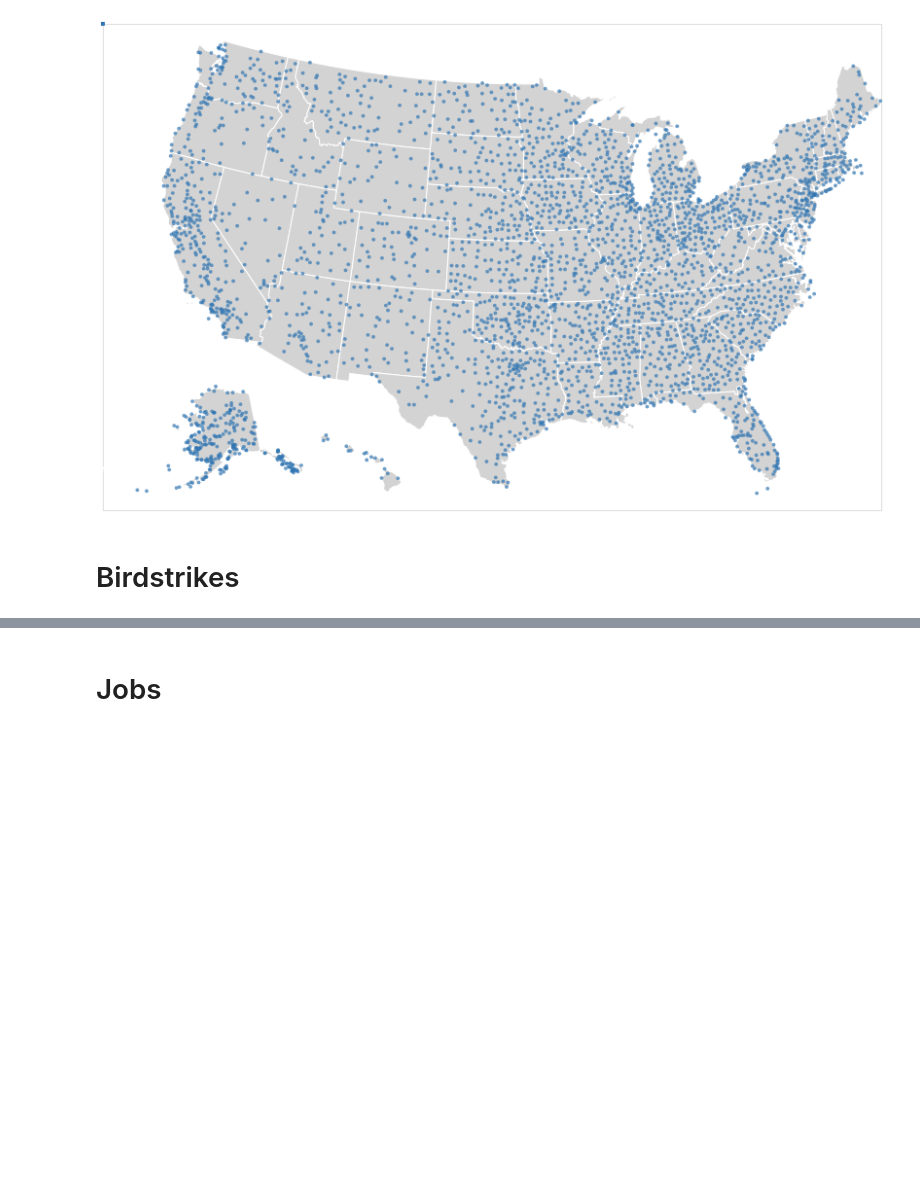
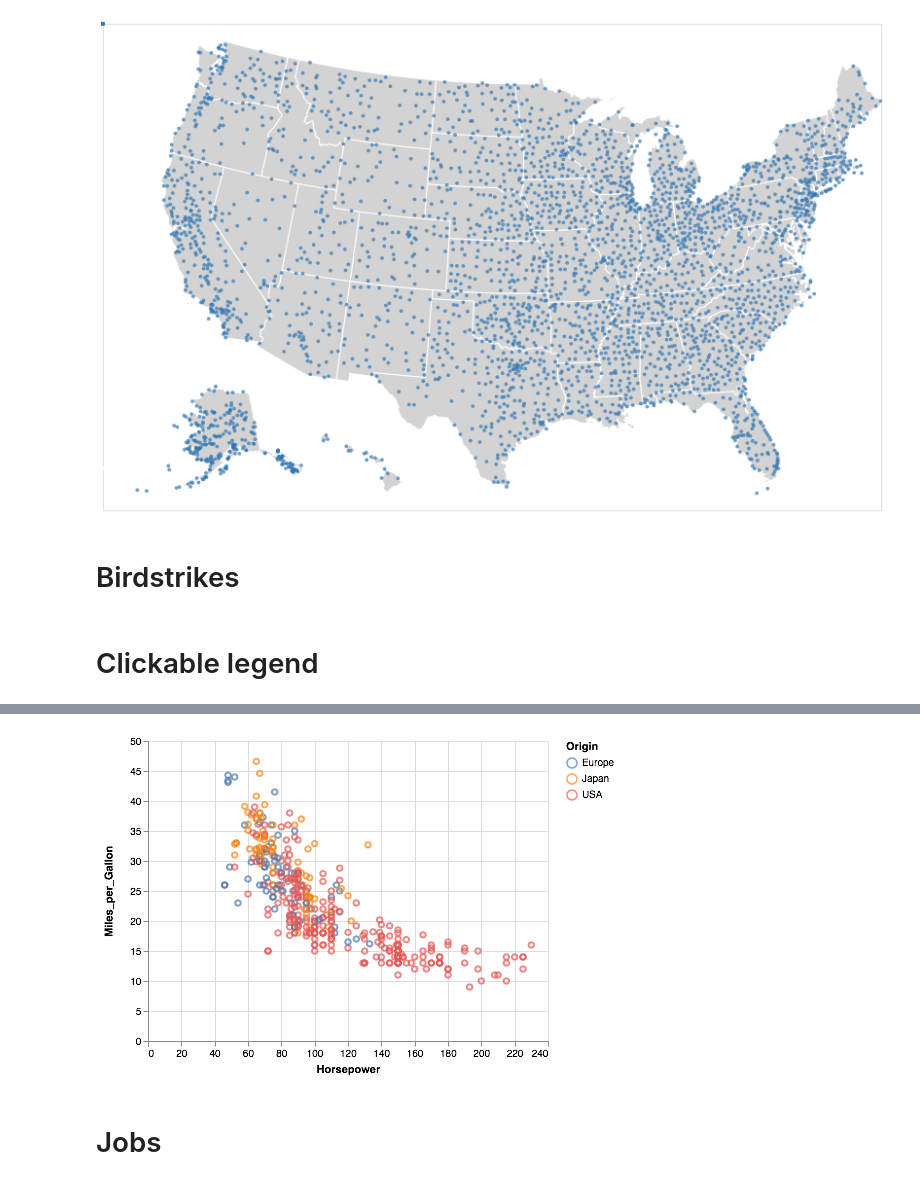
Before and after one commit to mkudija/General-Examples, a Jupyter notebook: Altair/Altair-interactive.ipynb, the cells around one changed output, grey strips where cells are left out. Cells and saved outputs as stored; diff of their text form; code cells hidden in the pictures; blank space fills up the shorter version.

```diff
--- a/Altair/Altair-interactive.ipynb
+++ b/Altair/Altair-interactive.ipynb
@@ -151,3 +151,17 @@ alt.vconcat(points, bars,
     data=data.birdstrikes.url,
     title="Aircraft Birdstrikes: 1990-2003"
 ).save('birdstrikes.html')
+# %% [markdown]
+# Clickable legend
+# %%
+import altair as alt
+from vega_datasets import data
+
+cars = data.cars.url
+
+alt.Chart(cars).mark_point().encode(
+    x='Horsepower:Q',
+    y='Miles_per_Gallon:Q',
+    color='Origin:N'
+)
+# %% [output]
@@ -153,0 +169 @@ alt.vconcat(points, bars,
+[figure, added]
```
Also changed, not shown: parts of 2 cells of this notebook, 1 other file.
